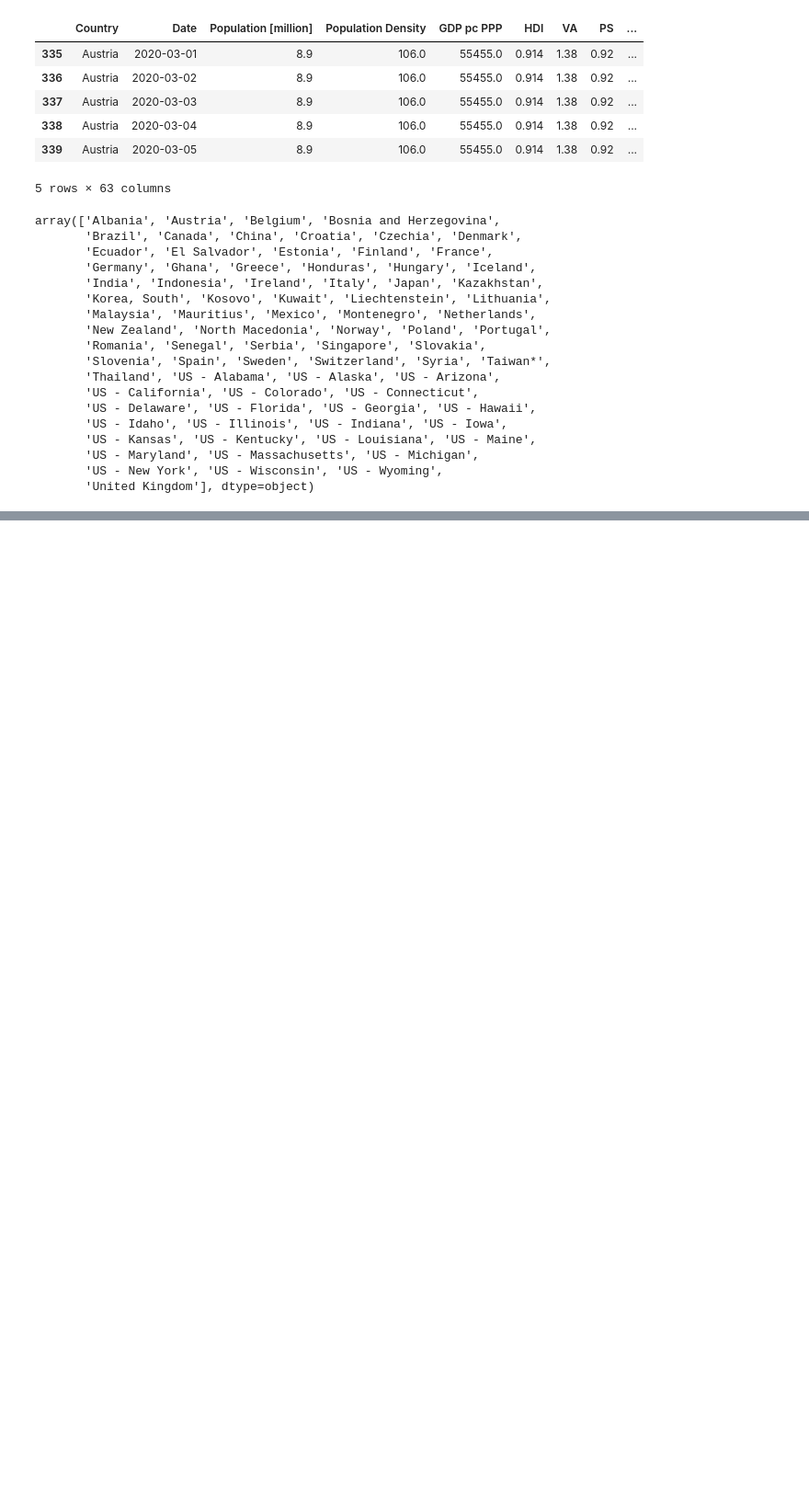
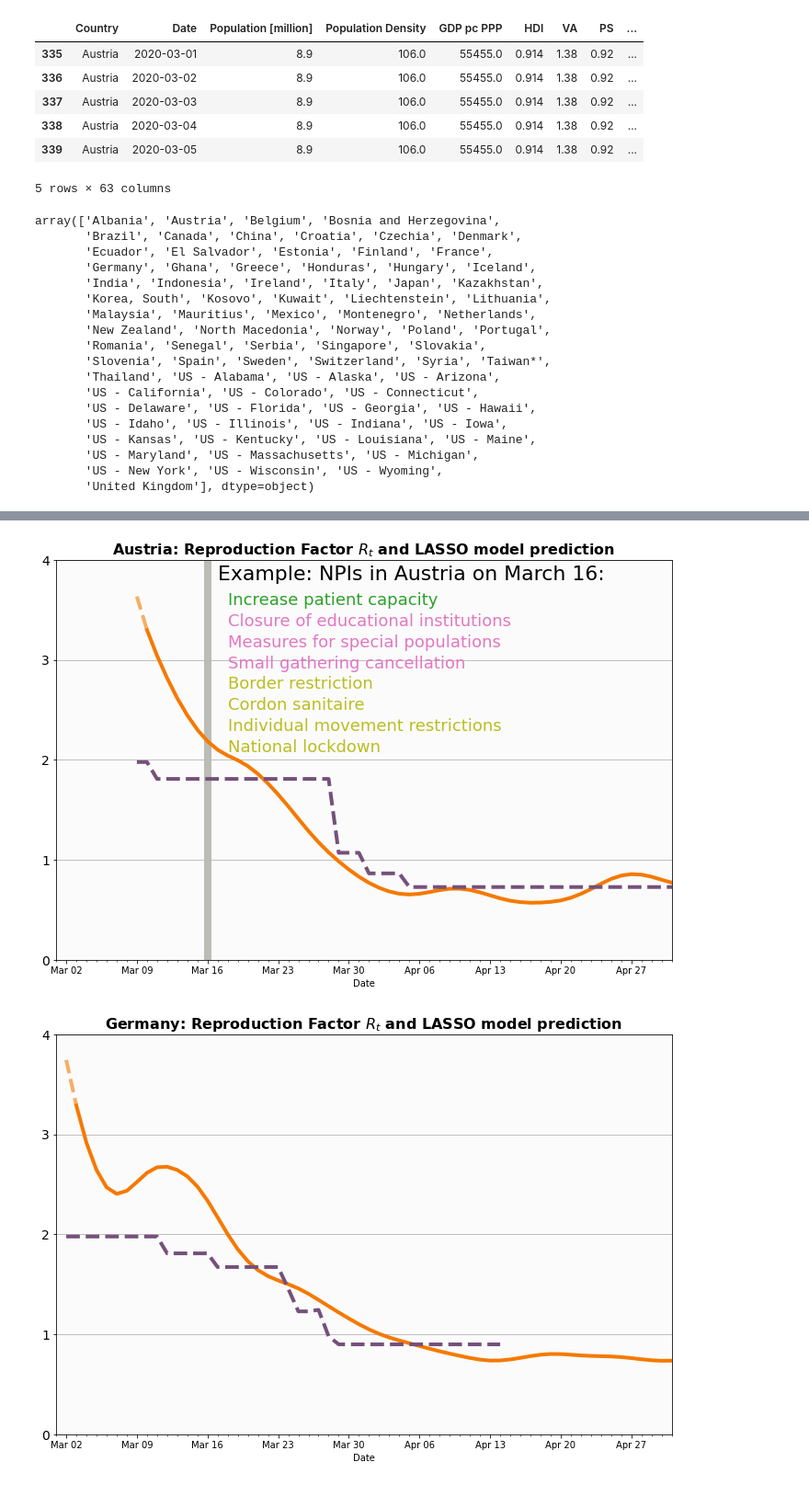
Before and after one commit to lukasgeyrhofer/corona, a Jupyter notebook: presentation/explore_data.ipynb, the cells around one changed output, grey strips where cells are left out. Shown at 92% size. Saved outputs shown, nothing was run; the diff lists cells and outputs as text; code cells hidden in the pictures; blank space fills up the shorter version.

```diff
--- a/presentation/explore_data.ipynb
+++ b/presentation/explore_data.ipynb
@@ -6,6 +12,9 @@ from matplotlib import pyplot as plt
 # %%
 data = pd.read_csv("../COVID19_data_PAPER_VERSION.csv",sep=';')
 data["Date"] = pd.to_datetime(data["Date"])
+# %%
+crossval = cvc.CrossValidation()
+L1colors = crossval.L1colors
 # %%
 data.query("Country=='Austria' and Date>=@pd.Timestamp(2020,3,1) and Date<@pd.Timestamp(2020,4,30)").head(5)
 # %% [output]
@@ -105,0 +247,4 @@ for country in special_countries:
+# %%
+fitTrajectories = pd.read_csv('FinalTrajectories.csv', sep = ';').set_index('Unnamed: 0')
+fitTrajectories['Date'] = pd.to_datetime(fitTrajectories['Date']) + pd.Timedelta('2d')
+fitTrajectories
@@ -105,0 +266,49 @@ for country in special_countries:
+# %%
+for country in special_countries:
+
+    plotdata  = data.query("Country=='{}'".format(country)).set_index("Date").loc["2020-3-1":"2020-05-01"]
+    plotdata  = plotdata.set_index(pd.date_range("2020-03-1","2020-05-01",freq="D")).R.dropna()
+    #print(plotdata, startindex[country])
+    plotdata1 = plotdata[plotdata.index <= startindex[country]]
+    plotdata2 = plotdata[plotdata.index >= startindex[country]]
+    #plotdata3 = fitTrajectories.query('Country=="{}"'.format(country)).set_index('Date').Observable
+    plotdata4 = fitTrajectories.query('Country=="{}"'.format(country)).set_index('Date')['Model (11,-2.25)']
+
+
+    plotdata1.plot(linewidth=4,linestyle = '--', figsize=(12,8),color='#f57900', alpha = .6)
+    plotdata2.plot(linewidth = 4, color = '#f57900')
+
+    #plotdata3.plot()
+    plotdata4.plot(linewidth = 4, color = '#75507b', linestyle = '--')
+
+    ax = plt.gca()
+    plt.grid(axis='y')
+    plt.title(r"{}: Reproduction Factor $R_t$ and LASSO model prediction".format(country),fontsize=16, weight = 'bold')
+    #plt.xlabel("Date",fontsize=16)
+    ticks_time = pd.date_range("2020-03-1","2020-05-01",freq="W-MON")
+    ticks_label = [x.strftime('%b %d') for x in ticks_time]
+
+    plt.xticks(ticks_time, ticks_label)
+    plt.yticks(np.arange(5))
+    ax.tick_params(axis="y",labelsize=14)
+    ax.tick_params(axis="x",which='major',labelsize=10)
+    ax.tick_params(axis="x",which='minor',labelsize=0)
+    ax.set_facecolor([.97,.97,.97, .5])
+    #ax.plot([pd.Timestamp(2020,3,10),pd.Timestamp(2020,3,10)],[0,1500],color="grey",linestyle="dashed")
+    #ax.plot([pd.Timestamp(2020,3,15),pd.Timestamp(2020,3,15)],[0,1500],color="grey",linestyle="dashed")
+    plt.axis(ymin=0,ymax=4,xmin=pd.Timestamp(2020,3,1),xmax=pd.Timestamp(2020,5,1))
+
+
+    if country == 'Austria':
+        ax.vlines(pd.Timestamp(2020,3,16),0,4, color= '#babdb6', lw = 8)
+        ax.annotate('Example: NPIs in Austria on March 16:',(pd.Timestamp(2020,3,16+1),3.80), fontsize = 22)
+        for i,(a,measure) in enumerate(getImplementDate('Austria').query('Austria == "Mar 16"')[['L1 theme', 'L2 category']].iterrows()):
+            #print(measure)
+            ax.annotate( measure['L2 category'], (pd.Timestamp(2020,3,16+2),3.55-0.21*i), fontsize = 18, color = L1colors[measure['L1 theme']])
+
+    plt.savefig("cov_Rt_predLASSO_{}.png".format(country))
+    plt.savefig("cov_Rt_predLASSO_{}.pdf".format(country))
+    plt.show()
+# %% [output]
+[figure, added]
+[figure, added]
```
Also changed, not shown: parts of 20 cells of this notebook.
